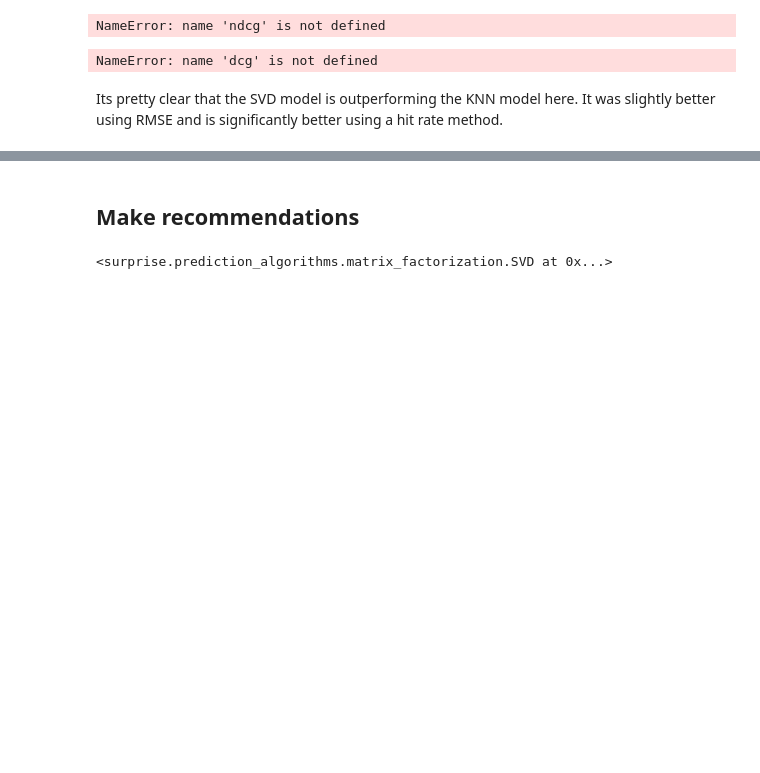
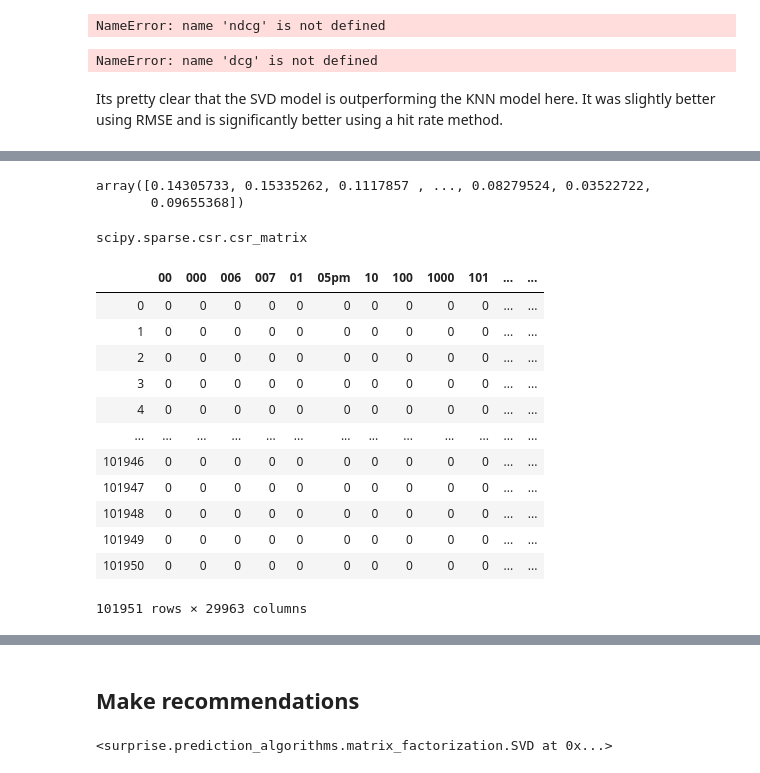
Before and after one commit to CaryMosley/Mod4ProjectRecommendation, a Jupyter notebook: RecSystem.ipynb, the cells around one changed output, grey strips where cells are left out. Cells and saved outputs as stored; diff of their text form; code cells hidden in the pictures; blank space fills up the shorter version.

```diff
--- a/RecSystem.ipynb
+++ b/RecSystem.ipynb
@@ -900,0 +996,46 @@ Its pretty clear that the SVD model is outperforming the KNN model here. It was
+# %%
+df['plot'] = df['plot']
+df['plot'] = df['plot'].astype(str)
+# %%
+tf=TfidfVectorizer()
+text_tf= tf.fit_transform(df['plot'])
+text_tf.data
+# %% [output]
+array([0.14305733, 0.15335262, 0.1117857 , ..., 0.08279524, 0.03522722,
+       0.09655368])
+# %%
+type(text_tf)
+# %% [output]
+scipy.sparse.csr.csr_matrix
+# %%
+def fn_tdm_df(docs, xColNames = None, **kwargs):
+    ''' create a term document matrix as pandas DataFrame
+    with **kwargs you can pass arguments of CountVectorizer
+    if xColNames is given the dataframe gets columns Names'''
+
+    #initialize the  vectorizer
+    vectorizer = CountVectorizer(**kwargs)
+    x1 = vectorizer.fit_transform(docs)
+    #create dataFrame
+    df = pd.DataFrame(x1.toarray().transpose(), index = vectorizer.get_feature_names())
+
+    if xColNames is not None:
+        df.columns = xColNames
+
+    return df
+# %%
+fn_tdm_df(df['plot']).T
+# %% [output]
+|  | 00 | 000 | 006 | 007 | 01 | 05pm | 10 | 100 | 1000 | 101 | ... | ... |
+| 0 | 0 | 0 | 0 | 0 | 0 | 0 | 0 | 0 | 0 | 0 | ... | ... |
+| 1 | 0 | 0 | 0 | 0 | 0 | 0 | 0 | 0 | 0 | 0 | ... | ... |
+| 2 | 0 | 0 | 0 | 0 | 0 | 0 | 0 | 0 | 0 | 0 | ... | ... |
+| 3 | 0 | 0 | 0 | 0 | 0 | 0 | 0 | 0 | 0 | 0 | ... | ... |
+| 4 | 0 | 0 | 0 | 0 | 0 | 0 | 0 | 0 | 0 | 0 | ... | ... |
+| ... | ... | ... | ... | ... | ... | ... | ... | ... | ... | ... | ... | ... |
+| 101946 | 0 | 0 | 0 | 0 | 0 | 0 | 0 | 0 | 0 | 0 | ... | ... |
+| 101947 | 0 | 0 | 0 | 0 | 0 | 0 | 0 | 0 | 0 | 0 | ... | ... |
+| 101948 | 0 | 0 | 0 | 0 | 0 | 0 | 0 | 0 | 0 | 0 | ... | ... |
+| 101949 | 0 | 0 | 0 | 0 | 0 | 0 | 0 | 0 | 0 | 0 | ... | ... |
+| 101950 | 0 | 0 | 0 | 0 | 0 | 0 | 0 | 0 | 0 | 0 | ... | ... |
+101951 rows × 29963 columns
```
Also changed, not shown: parts of 37 cells of this notebook.
